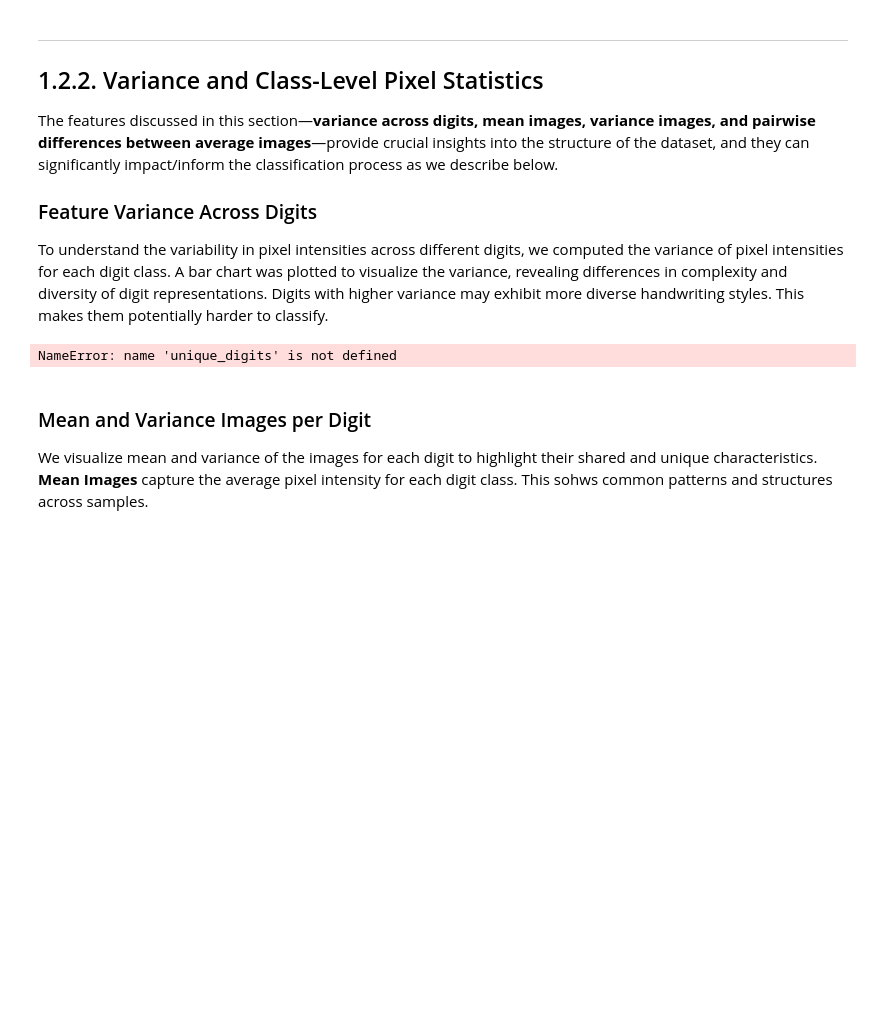
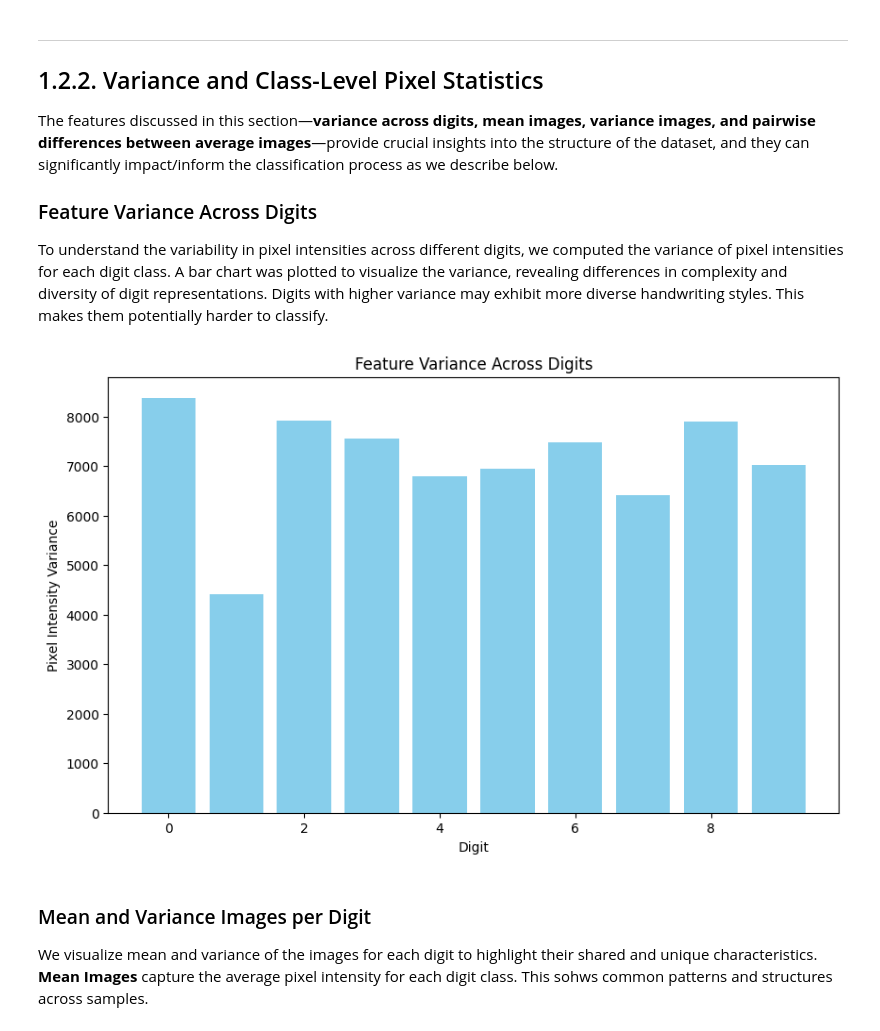
Before and after one commit to MiladKetabGhale/AI-Systems-Engineering, a Jupyter notebook: EMNIST_Classification/Unified_Notebook_EMNIST.ipynb, the cells around one changed output. Drawn from its saved outputs; the diff is of its cells as text; code cells hidden in the pictures; blank space fills up the shorter version.

Commit message:
redering the visualizations for pixel analysis in the notebook

```diff
--- a/EMNIST_Classification/Unified_Notebook_EMNIST.ipynb
+++ b/EMNIST_Classification/Unified_Notebook_EMNIST.ipynb
@@ -476,21 +475,23 @@ The features discussed in this section—**variance across digits, mean images,
 ### Feature Variance Across Digits
 To understand the variability in pixel intensities across different digits, we computed the variance of pixel intensities for each digit class. A bar chart was plotted to visualize the variance, revealing differences in complexity and diversity of digit representations. Digits with higher variance may exhibit more diverse handwriting styles. This makes them potentially harder to classify.
 # %%
+unique_digits = list(range(10))
+
 # Compute feature variance across digits
 feature_variance = []
 for digit in unique_digits:
     digit_data = subset_X_train[subset_y_train == digit]
     feature_variance.append(digit_data.var())
 
 # Plot feature variance across digits
 plt.figure(figsize=(10, 6))
 plt.bar(unique_digits, feature_variance, color="skyblue")
 plt.xlabel("Digit")
 plt.ylabel("Pixel Intensity Variance")
 plt.title("Feature Variance Across Digits")
 plt.show()
 # %% [output]
-NameError: name 'unique_digits' is not defined
+[figure, added]
 # %% [markdown]
 ### Mean and Variance Images per Digit
 
```
Also changed, not shown: parts of 4 cells of this notebook.
